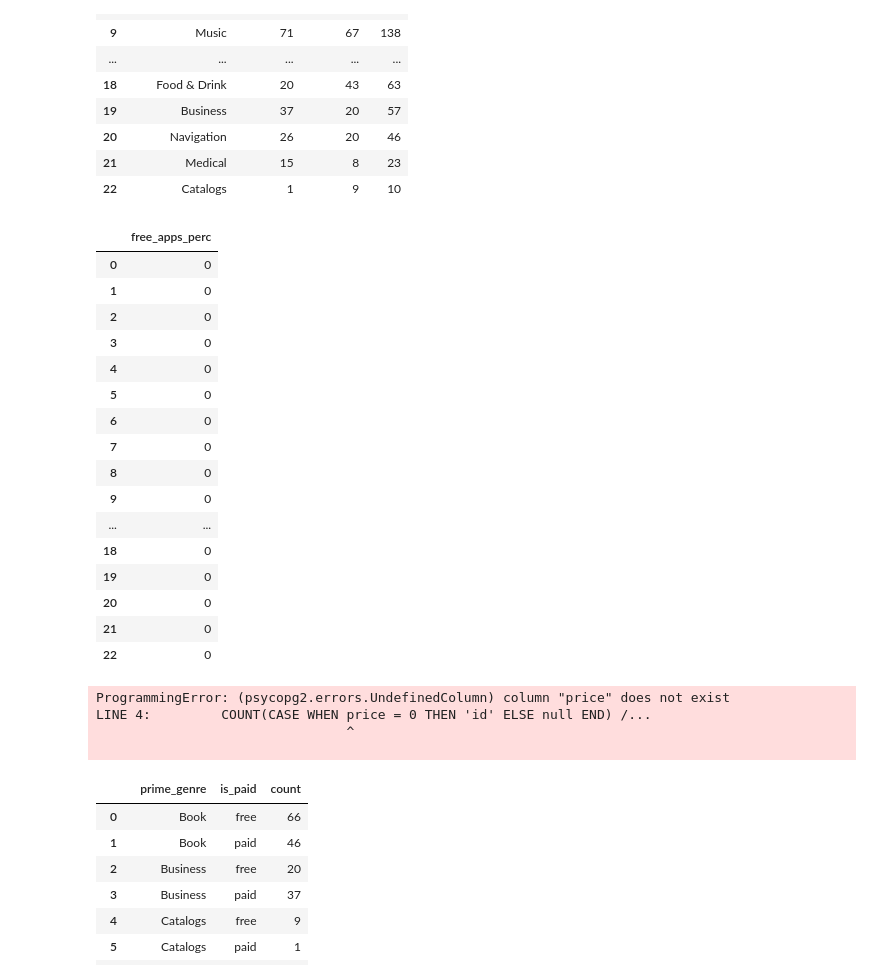
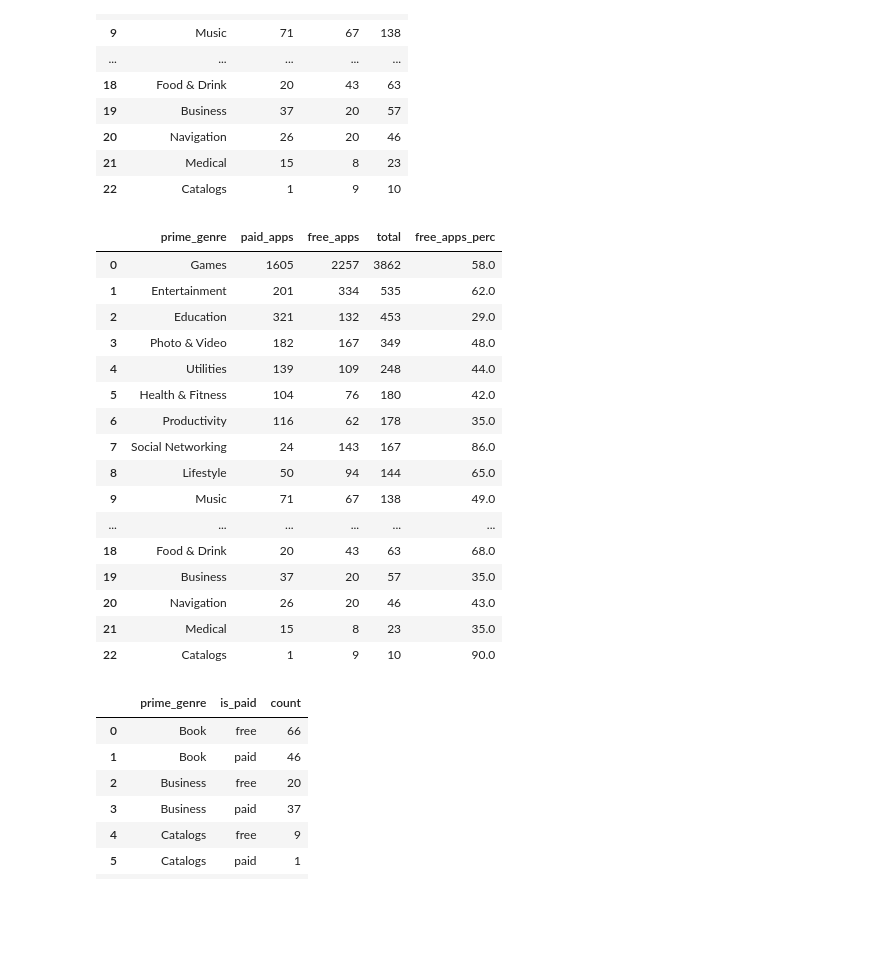
Before and after one commit to fealt/ironhack-bootcamp-labs, a Jupyter notebook: w09_05_PostgreSQL_queries_LAB.ipynb, the cells around one changed output. Saved outputs shown, nothing was run; the diff lists cells and outputs as text; code cells hidden in the pictures; blank space fills up the shorter version.

```diff
--- a/w09_05_PostgreSQL_queries_LAB.ipynb
+++ b/w09_05_PostgreSQL_queries_LAB.ipynb
@@ -410,64 +410,42 @@ query_11
 # %%
 query = '''
 WITH temporaryTable AS (
     SELECT
         prime_genre,
         COUNT(CASE WHEN price != 0 THEN 'id' ELSE null END) AS paid_apps,
         COUNT(CASE WHEN price = 0 THEN 'id' ELSE null END) AS free_apps,
         COUNT(id) AS total
     FROM
         apple_table
     GROUP BY prime_genre
     ORDER BY total DESC
 )
         SELECT
-            free_apps / total AS free_apps_perc
+            *,
+            round(((CAST (free_apps AS float) / CAST (total AS float)) * 100)) AS free_apps_perc
         FROM
             temporaryTable;
 '''
 query_12 = pd.read_sql(query, conn)
 query_12
 # %% [output]
-|  | free_apps_perc |
-| 0 | 0 |
-| 1 | 0 |
-| 2 | 0 |
-| 3 | 0 |
-| 4 | 0 |
-| 5 | 0 |
-| 6 | 0 |
-| 7 | 0 |
-| 8 | 0 |
-| 9 | 0 |
-| ... | ... |
-| 18 | 0 |
-| 19 | 0 |
-| 20 | 0 |
-| 21 | 0 |
-| 22 | 0 |
+|  | prime_genre | paid_apps | free_apps | total | free_apps_perc |
+| 0 | Games | 1605 | 2257 | 3862 | 58.0 |
+| 1 | Entertainment | 201 | 334 | 535 | 62.0 |
+| 2 | Education | 321 | 132 | 453 | 29.0 |
+| 3 | Photo & Video | 182 | 167 | 349 | 48.0 |
+| 4 | Utilities | 139 | 109 | 248 | 44.0 |
+| 5 | Health & Fitness | 104 | 76 | 180 | 42.0 |
+| 6 | Productivity | 116 | 62 | 178 | 35.0 |
+| 7 | Social Networking | 24 | 143 | 167 | 86.0 |
+| 8 | Lifestyle | 50 | 94 | 144 | 65.0 |
+| 9 | Music | 71 | 67 | 138 | 49.0 |
+| ... | ... | ... | ... | ... | ... |
+| 18 | Food & Drink | 20 | 43 | 63 | 68.0 |
+| 19 | Business | 37 | 20 | 57 | 35.0 |
+| 20 | Navigation | 26 | 20 | 46 | 43.0 |
+| 21 | Medical | 15 | 8 | 23 | 35.0 |
+| 22 | Catalogs | 1 | 9 | 10 | 90.0 |
-# %%
-query = '''
-WITH temporaryTable(free_apps_perc) as (
-    SELECT
-        COUNT(CASE WHEN price = 0 THEN 'id' ELSE null END) / COUNT(id)
-)
-    SELECT
-        prime_genre,
-        COUNT(CASE WHEN price != 0 THEN 'id' ELSE null END) AS paid_apps,
-        COUNT(CASE WHEN price = 0 THEN 'id' ELSE null END) AS free_apps,
-        COUNT(id) AS total
-    FROM
-        apple_table
-    GROUP BY prime_genre
-    ORDER BY total DESC
-'''
-query_12 = pd.read_sql(query, conn)
-query_12
-# %% [output]
-ProgrammingError: (psycopg2.errors.UndefinedColumn) column "price" does not exist
-LINE 4:         COUNT(CASE WHEN price = 0 THEN 'id' ELSE null END) /...
-                                ^
-
 # %%
 # Another option
 
```
